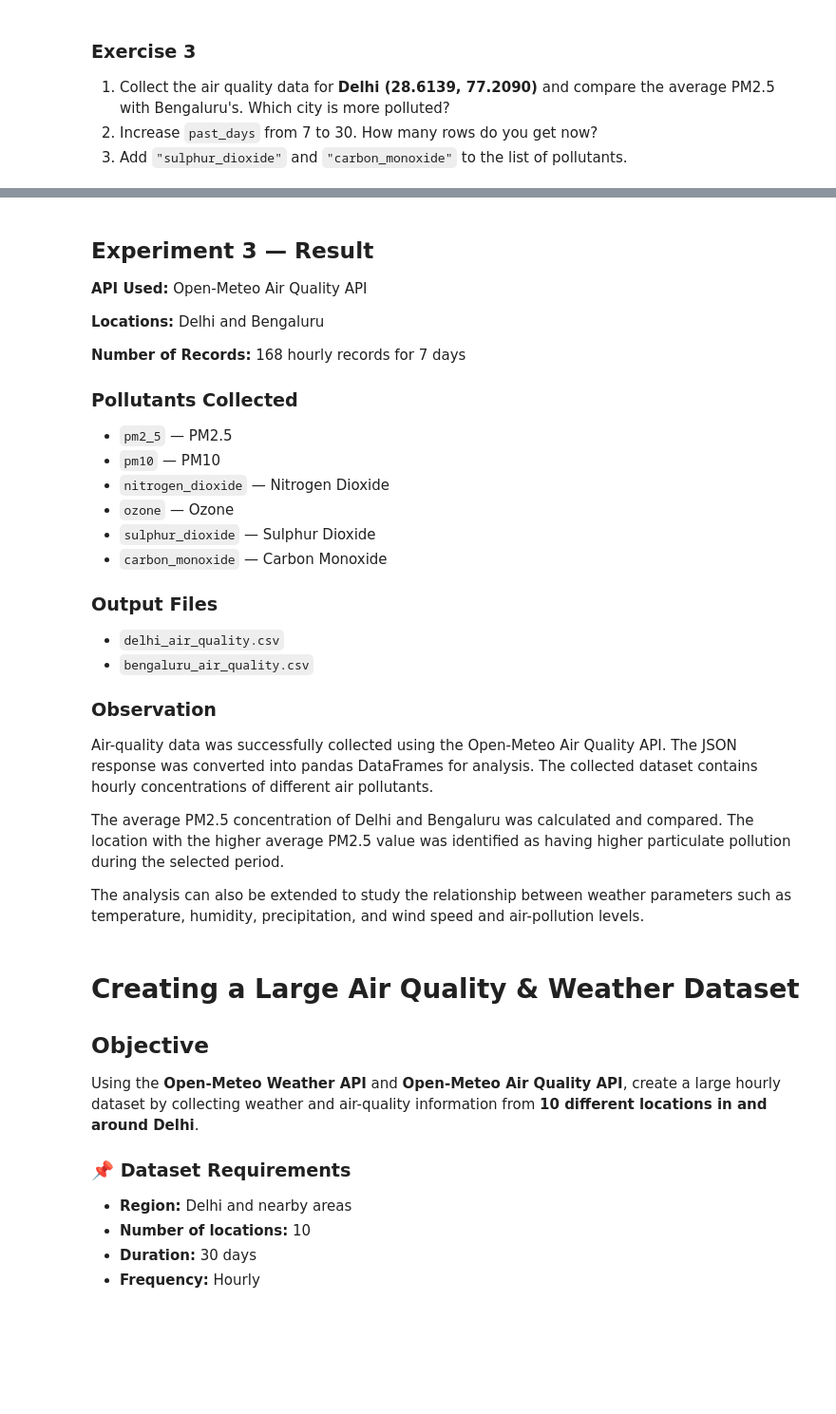
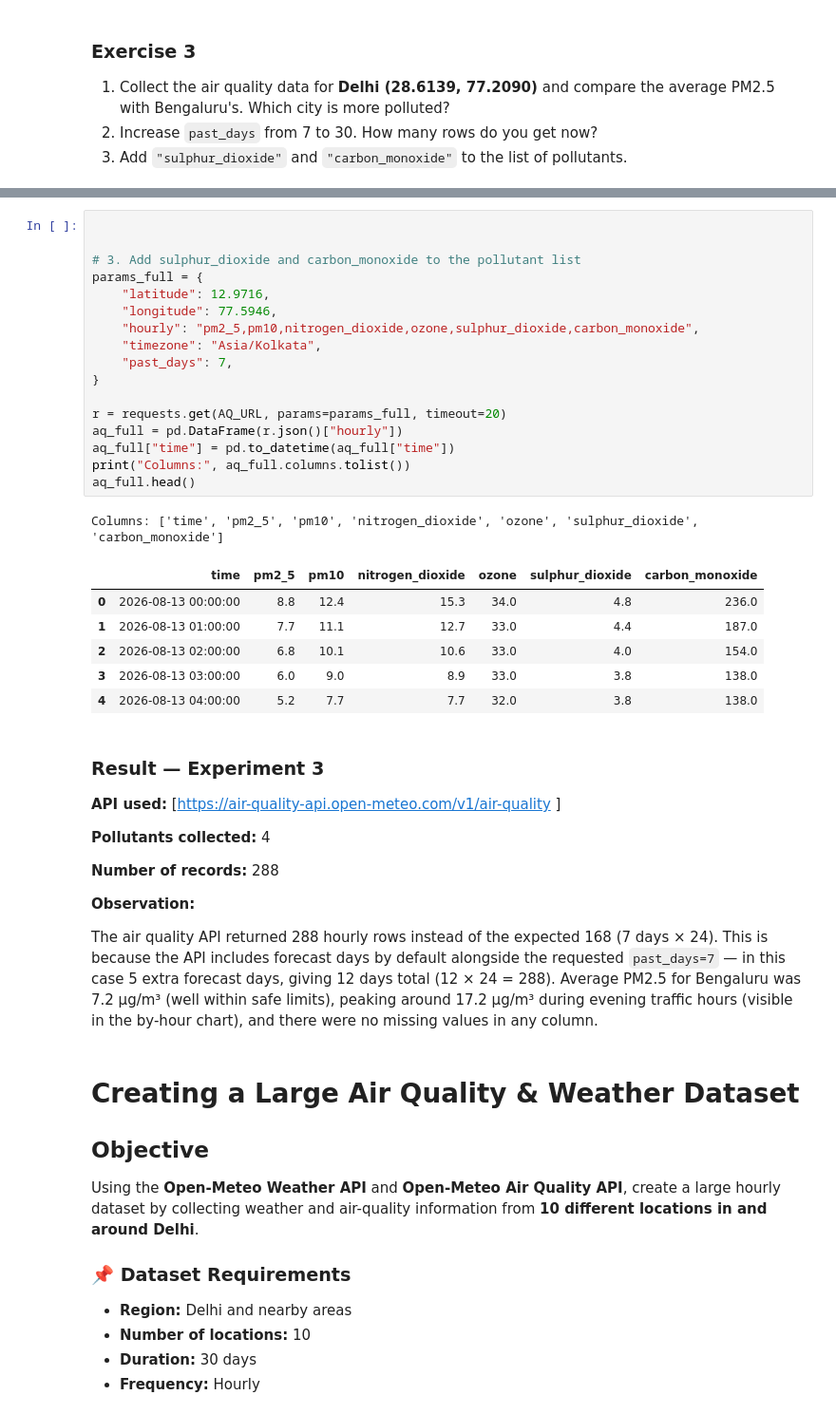
Before and after one commit to bharatmadiwalarbtech25/Lab_Data_Collection_Simple, a Jupyter notebook: Lab_Data_Collection_Simple.ipynb, the cells around one changed output, grey strips where cells are left out. Shown at 95% size. Cells and saved outputs as stored; diff of their text form; blank space fills up the shorter version.

```diff
--- a/Lab_Data_Collection_Simple.ipynb
+++ b/Lab_Data_Collection_Simple.ipynb
@@ -926,33 +664,41 @@ Columns collected:
+# %%
+
+
+# 3. Add sulphur_dioxide and carbon_monoxide to the pollutant list
+params_full = {
+    "latitude": 12.9716,
+    "longitude": 77.5946,
+    "hourly": "pm2_5,pm10,nitrogen_dioxide,ozone,sulphur_dioxide,carbon_monoxide",
+    "timezone": "Asia/Kolkata",
+    "past_days": 7,
+}
+
+r = requests.get(AQ_URL, params=params_full, timeout=20)
+aq_full = pd.DataFrame(r.json()["hourly"])
+aq_full["time"] = pd.to_datetime(aq_full["time"])
+print("Columns:", aq_full.columns.tolist())
+aq_full.head()
+# %% [output]
+Columns: ['time', 'pm2_5', 'pm10', 'nitrogen_dioxide', 'ozone', 'sulphur_dioxide', 'carbon_monoxide']
+|  | time | pm2_5 | pm10 | nitrogen_dioxide | ozone | sulphur_dioxide | carbon_monoxide |
+| 0 | 2026-08-13 00:00:00 | 8.8 | 12.4 | 15.3 | 34.0 | 4.8 | 236.0 |
+| 1 | 2026-08-13 01:00:00 | 7.7 | 11.1 | 12.7 | 33.0 | 4.4 | 187.0 |
+| 2 | 2026-08-13 02:00:00 | 6.8 | 10.1 | 10.6 | 33.0 | 4.0 | 154.0 |
+| 3 | 2026-08-13 03:00:00 | 6.0 | 9.0 | 8.9 | 33.0 | 3.8 | 138.0 |
+| 4 | 2026-08-13 04:00:00 | 5.2 | 7.7 | 7.7 | 32.0 | 3.8 | 138.0 |
 # %% [markdown]
-## Experiment 3 — Result
+### Result — Experiment 3
 
-**API Used:** Open-Meteo Air Quality API
+**API used:** [https://air-quality-api.open-meteo.com/v1/air-quality
+]
 
-**Locations:** Delhi and Bengaluru
+**Pollutants collected:** 4
 
-**Number of Records:** 168 hourly records for 7 days
+**Number of records:** 288
 
-### Pollutants Collected
+**Observation:**
 
-- `pm2_5` — PM2.5
-- `pm10` — PM10
-- `nitrogen_dioxide` — Nitrogen Dioxide
-- `ozone` — Ozone
-- `sulphur_dioxide` — Sulphur Dioxide
-- `carbon_monoxide` — Carbon Monoxide
-
-### Output Files
-
-- `delhi_air_quality.csv`
-- `bengaluru_air_quality.csv`
-
-### Observation
-
-Air-quality data was successfully collected using the Open-Meteo Air Quality API. The JSON response was converted into pandas DataFrames for analysis. The collected dataset contains hourly concentrations of different air pollutants.
-
-The average PM2.5 concentration of Delhi and Bengaluru was calculated and compared. The location with the higher average PM2.5 value was identified as having higher particulate pollution during the selected period.
-
-The analysis can also be extended to study the relationship between weather parameters such as temperature, humidity, precipitation, and wind speed and air-pollution levels.
+ The air quality API returned 288 hourly rows instead of the expected 168 (7 days × 24). This is because the API includes forecast days by default alongside the requested `past_days=7` — in this case 5 extra forecast days, giving 12 days total (12 × 24 = 288). Average PM2.5 for Bengaluru was 7.2 µg/m³ (well within safe limits), peaking around 17.2 µg/m³ during evening traffic hours (visible in the by-hour chart), and there were no missing values in any column.
 # %% [markdown]
 # Creating a Large Air Quality & Weather Dataset
 
```
Also changed, not shown: parts of 39 cells of this notebook.
